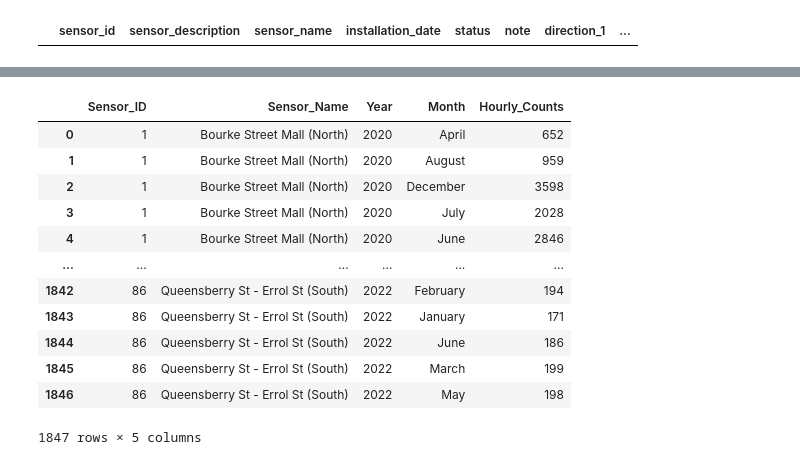
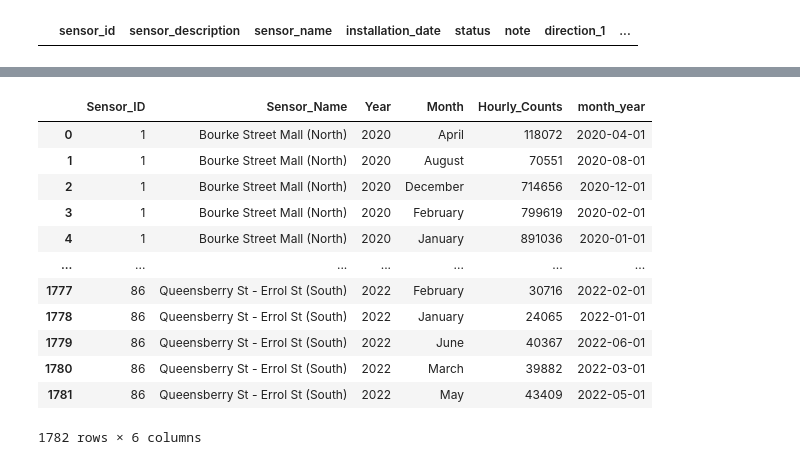
Before and after one commit to thanaboonmu/pedestrian_analysis, a Jupyter notebook: analysis.ipynb, the cells around one changed output, grey strips where cells are left out. Cells and saved outputs as stored; diff of their text form; code cells hidden in the pictures.

```diff
--- a/analysis.ipynb
+++ b/analysis.ipynb
@@ -158,2 +161,2 @@ for month in month_list:
 # %%
-lockdown_df = merge_pandas[merge_pandas.Date_Time > 'March 1, 2020'].reset_index(drop=True)
+lockdown_df = active_sensor_df[active_sensor_df.Date_Time > 'January 1, 2020'].reset_index(drop=True)
@@ -182,18 +186,20 @@ lockdown_df_group
 # %%
-lockdown_df_mean = lockdown_df.groupby(['Sensor_ID','Sensor_Name','Year','Month'],as_index=False).agg({'Hourly_Counts': 'max'})
+lockdown_df_sum_per_month = lockdown_df.groupby(['Sensor_ID','Sensor_Name','Year','Month'],as_index=False).agg({'Hourly_Counts': 'sum'})
-# %%
-lockdown_df_mean
-# %% [output]
-|  | Sensor_ID | Sensor_Name | Year | Month | Hourly_Counts |
-| 0 | 1 | Bourke Street Mall (North) | 2020 | April | 652 |
-| 1 | 1 | Bourke Street Mall (North) | 2020 | August | 959 |
-| 2 | 1 | Bourke Street Mall (North) | 2020 | December | 3598 |
-| 3 | 1 | Bourke Street Mall (North) | 2020 | July | 2028 |
-| 4 | 1 | Bourke Street Mall (North) | 2020 | June | 2846 |
-| ... | ... | ... | ... | ... | ... |
-| 1842 | 86 | Queensberry St - Errol St (South) | 2022 | February | 194 |
-| 1843 | 86 | Queensberry St - Errol St (South) | 2022 | January | 171 |
-| 1844 | 86 | Queensberry St - Errol St (South) | 2022 | June | 186 |
-| 1845 | 86 | Queensberry St - Errol St (South) | 2022 | March | 199 |
-| 1846 | 86 | Queensberry St - Errol St (South) | 2022 | May | 198 |
-1847 rows × 5 columns
+# %%
+lockdown_df_sum_per_month['month_year'] = pd.to_datetime(lockdown_df_sum_per_month.Year.astype(str) + '/' + lockdown_df_sum_per_month.Month.astype(str) + '/01')
+# %%
+lockdown_df_sum_per_month
+# %% [output]
+|  | Sensor_ID | Sensor_Name | Year | Month | Hourly_Counts | month_year |
+| 0 | 1 | Bourke Street Mall (North) | 2020 | April | 118072 | 2020-04-01 |
+| 1 | 1 | Bourke Street Mall (North) | 2020 | August | 70551 | 2020-08-01 |
+| 2 | 1 | Bourke Street Mall (North) | 2020 | December | 714656 | 2020-12-01 |
+| 3 | 1 | Bourke Street Mall (North) | 2020 | February | 799619 | 2020-02-01 |
+| 4 | 1 | Bourke Street Mall (North) | 2020 | January | 891036 | 2020-01-01 |
+| ... | ... | ... | ... | ... | ... | ... |
+| 1777 | 86 | Queensberry St - Errol St (South) | 2022 | February | 30716 | 2022-02-01 |
+| 1778 | 86 | Queensberry St - Errol St (South) | 2022 | January | 24065 | 2022-01-01 |
+| 1779 | 86 | Queensberry St - Errol St (South) | 2022 | June | 40367 | 2022-06-01 |
+| 1780 | 86 | Queensberry St - Errol St (South) | 2022 | March | 39882 | 2022-03-01 |
+| 1781 | 86 | Queensberry St - Errol St (South) | 2022 | May | 43409 | 2022-05-01 |
+1782 rows × 6 columns
```
Also changed, not shown: parts of 24 cells of this notebook.
